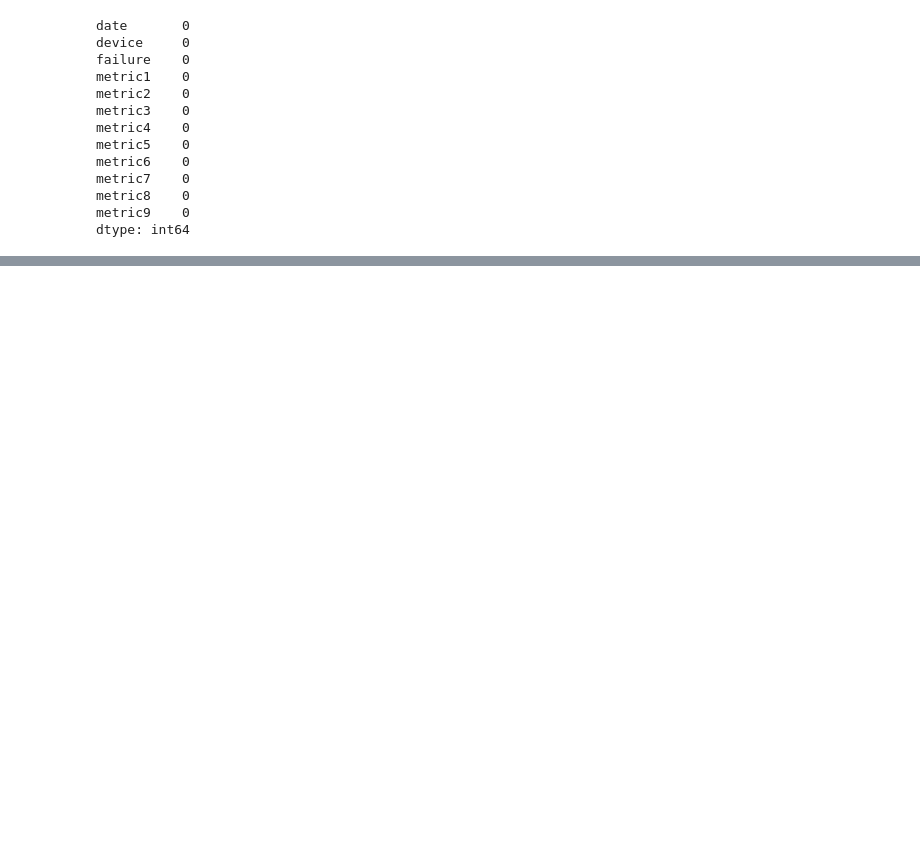
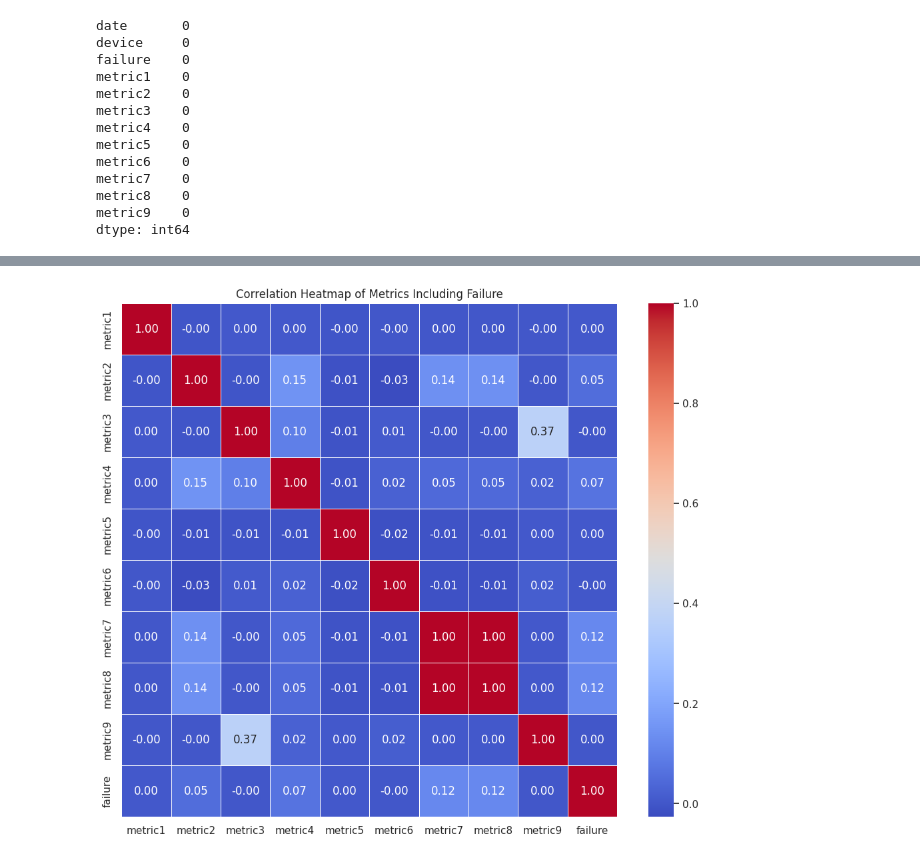
Before and after one commit to Valerie-Fan/python-data-analysis-and-machine-learning, a Jupyter notebook: dataset1.ipynb, the cells around one changed output, grey strips where cells are left out. Cells and saved outputs as stored; diff of their text form; code cells hidden in the pictures; blank space fills up the shorter version.

```diff
--- a/dataset1.ipynb
+++ b/dataset1.ipynb
@@ -77,0 +150,15 @@ dtype: int64
+# %%
+# heatmap
+# Include 'failure' in the metrics for the correlation matrix
+metrics_with_failure = metrics + ['failure']
+
+# Calculate correlation matrix including the 'failure' variable
+corr_matrix_with_failure = df[metrics_with_failure].corr()
+
+# Plot correlation heatmap including 'failure'
+plt.figure(figsize=(12, 10))
+sns.heatmap(corr_matrix_with_failure, annot=True, cmap='coolwarm', fmt=".2f", linewidths=.5)
+plt.title('Correlation Heatmap of Metrics Including Failure')
+plt.show()
+# %% [output]
+[figure, added]
```
Also changed, not shown: parts of 20 cells of this notebook.
